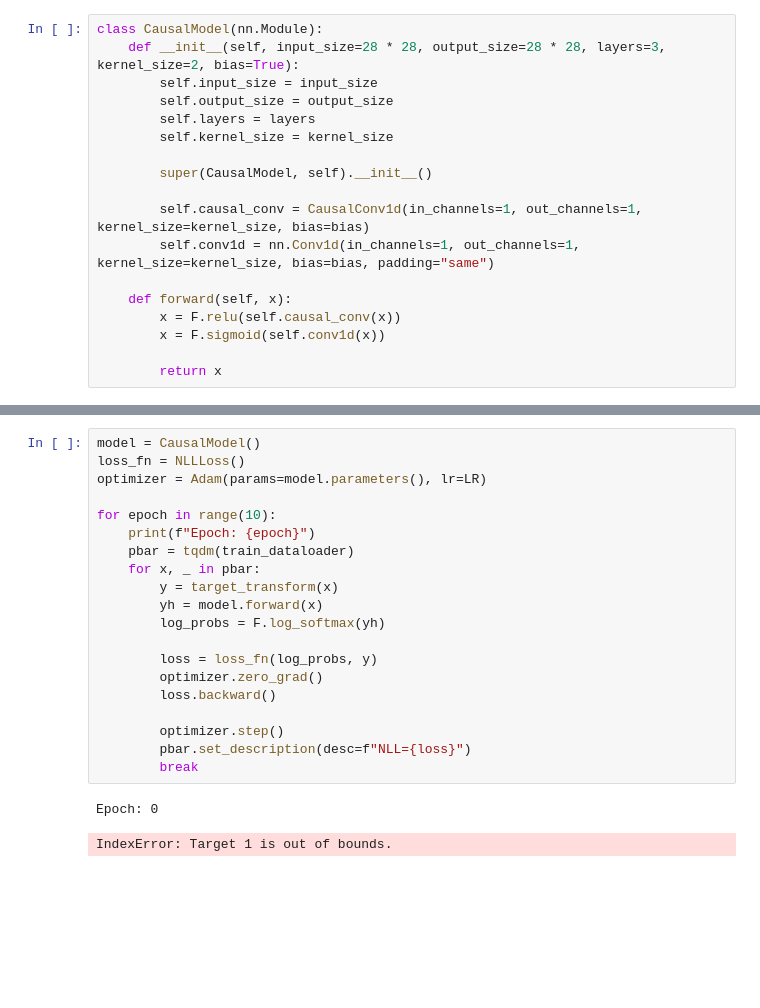
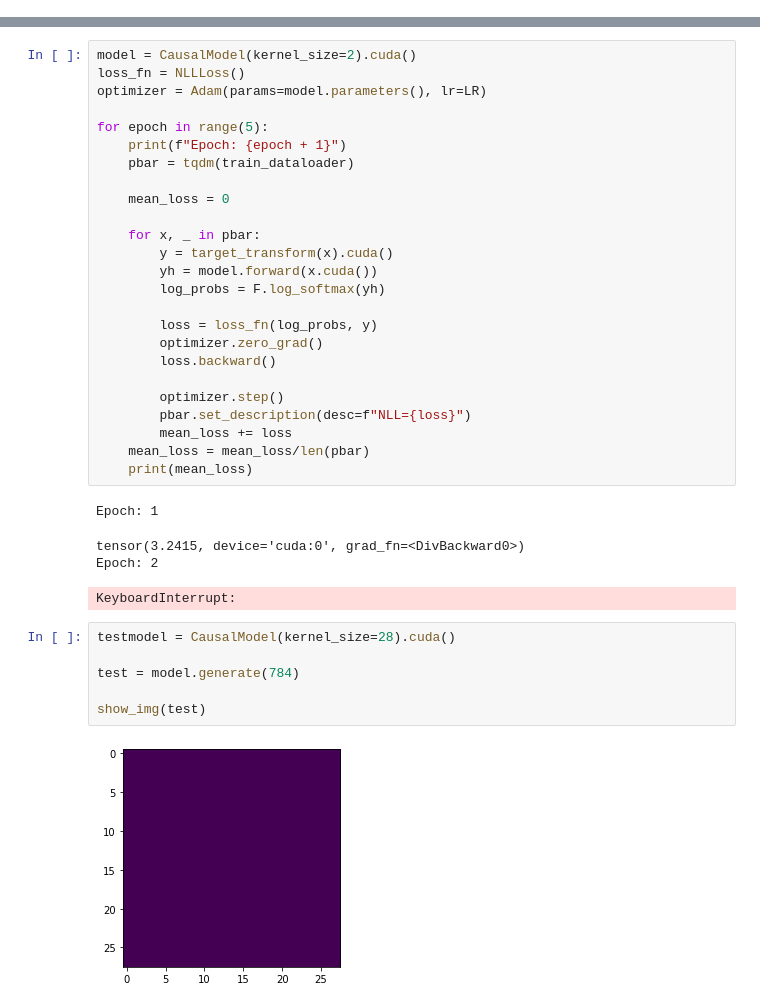
Before and after one commit to jhoffe/fagprojekt, a Jupyter notebook: Mnist/mnist.ipynb, the cells around one changed output, grey strips where cells are left out. Saved outputs shown, nothing was run; the diff lists cells and outputs as text; blank space fills up the shorter version.

```diff
--- a/Mnist/mnist.ipynb
+++ b/Mnist/mnist.ipynb
@@ -47,21 +49,3 @@ class CausalConv1d(nn.Conv1d):
         x = F.pad(x.unsqueeze(2), (self.left_padding, 0, 0, 0)).squeeze(2)
 
         return super(CausalConv1d, self).forward(x)
-# %%
-class CausalModel(nn.Module):
-    def __init__(self, input_size=28 * 28, output_size=28 * 28, layers=3, kernel_size=2, bias=True):
-        self.input_size = input_size
-        self.output_size = output_size
-        self.layers = layers
-        self.kernel_size = kernel_size
-
-        super(CausalModel, self).__init__()
-
-        self.causal_conv = CausalConv1d(in_channels=1, out_channels=1, kernel_size=kernel_size, bias=bias)
-        self.conv1d = nn.Conv1d(in_channels=1, out_channels=1, kernel_size=kernel_size, bias=bias, padding="same")
-
-    def forward(self, x):
-        x = F.relu(self.causal_conv(x))
-        x = F.sigmoid(self.conv1d(x))
-
-        return x
@@ -90,16 +138,19 @@ val_dataset = torchvision.datasets.MNIST(root="./data/mnist", train=False, trans
 train_dataloader = DataLoader(train_dataset, num_workers=CPU_CORES, batch_size=BATCH_SIZE)
 val_dataloader = DataLoader(val_dataset, batch_size=BATCH_SIZE)
 # %%
-model = CausalModel()
+model = CausalModel(kernel_size=2).cuda()
 loss_fn = NLLLoss()
 optimizer = Adam(params=model.parameters(), lr=LR)
 
-for epoch in range(10):
-    print(f"Epoch: {epoch}")
+for epoch in range(5):
+    print(f"Epoch: {epoch + 1}")
     pbar = tqdm(train_dataloader)
+
+    mean_loss = 0
+
     for x, _ in pbar:
-        y = target_transform(x)
-        yh = model.forward(x)
+        y = target_transform(x).cuda()
+        yh = model.forward(x.cuda())
         log_probs = F.log_softmax(yh)
 
         loss = loss_fn(log_probs, y)
@@ -108,7 +159,19 @@ for epoch in range(10):
 
         optimizer.step()
         pbar.set_description(desc=f"NLL={loss}")
-        break
+        mean_loss += loss
+    mean_loss = mean_loss/len(pbar)
+    print(mean_loss)
 # %% [output]
-Epoch: 0
+Epoch: 1
-IndexError: Target 1 is out of bounds.
+tensor(3.2415, device='cuda:0', grad_fn=<DivBackward0>)
+Epoch: 2
+KeyboardInterrupt:
+# %%
+testmodel = CausalModel(kernel_size=28).cuda()
+
+test = model.generate(784)
+
+show_img(test)
+# %% [output]
+[figure, added]
```
Also changed, not shown: parts of 5 cells of this notebook, 2 other files.
